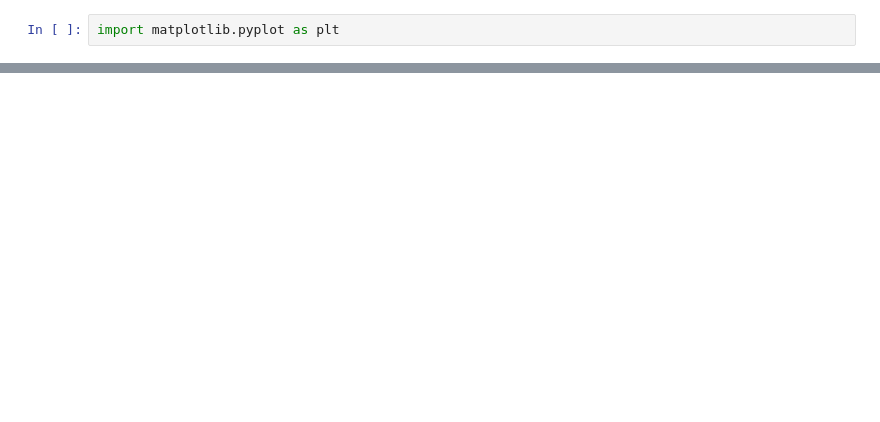
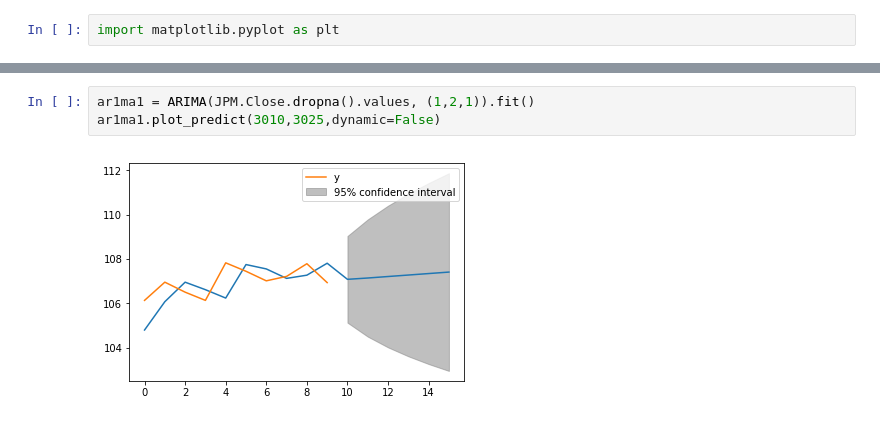
Before and after one commit to davehoff/Capstone, a Jupyter notebook: Capstone_EDA_part_I.ipynb, the cells around one changed output, grey strips where cells are left out. Drawn from its saved outputs; the diff is of its cells as text; blank space fills up the shorter version.

```diff
--- a/Capstone_EDA_part_I.ipynb
+++ b/Capstone_EDA_part_I.ipynb
@@ -178,0 +223,5 @@ plt.show();
+# %%
+ar1ma1 = ARIMA(JPM.Close.dropna().values, (1,2,1)).fit()
+ar1ma1.plot_predict(3010,3025,dynamic=False)
+# %% [output]
+[figure, added]
```
Also changed, not shown: parts of 25 cells of this notebook, 7 other files.
